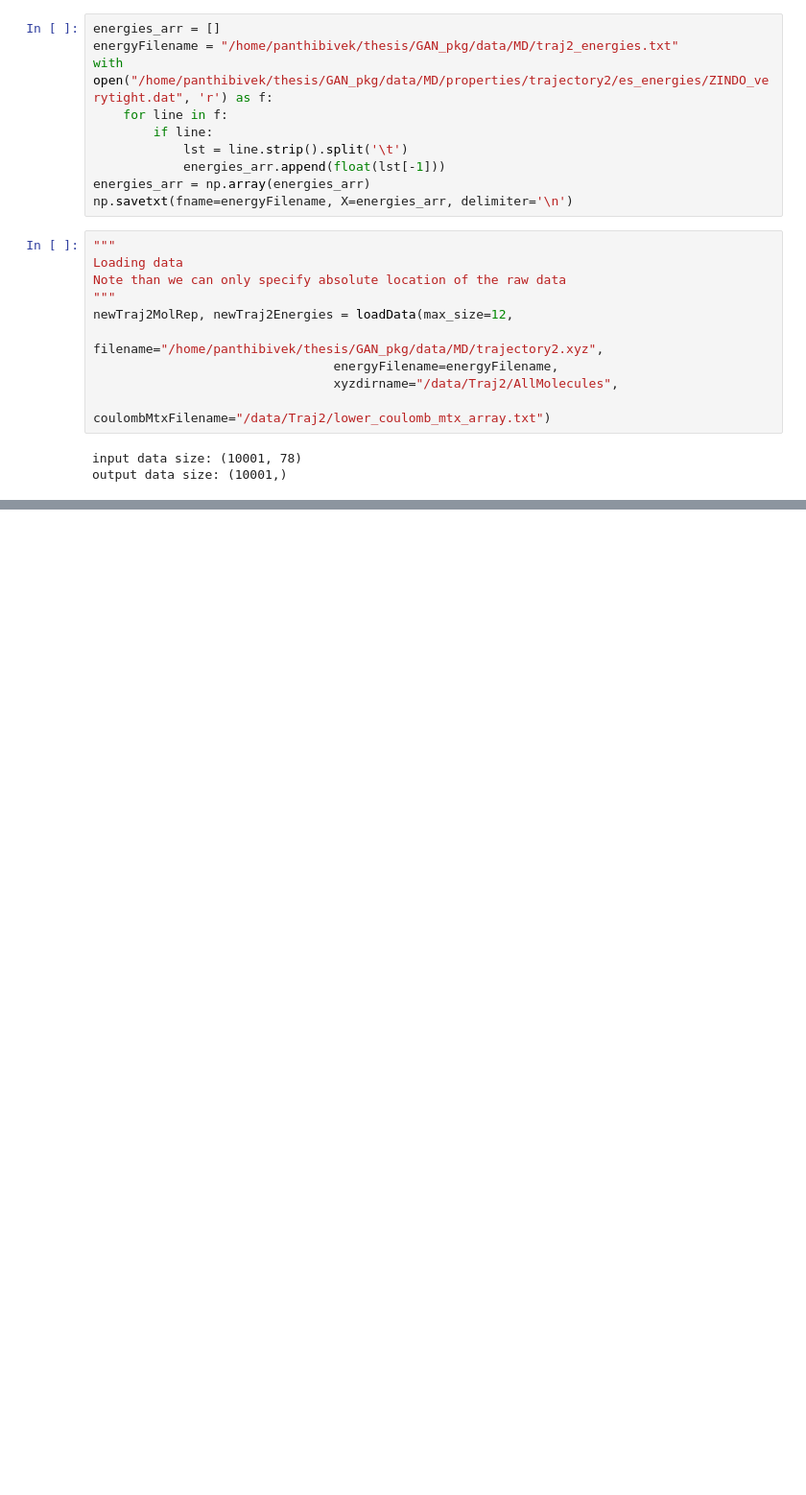
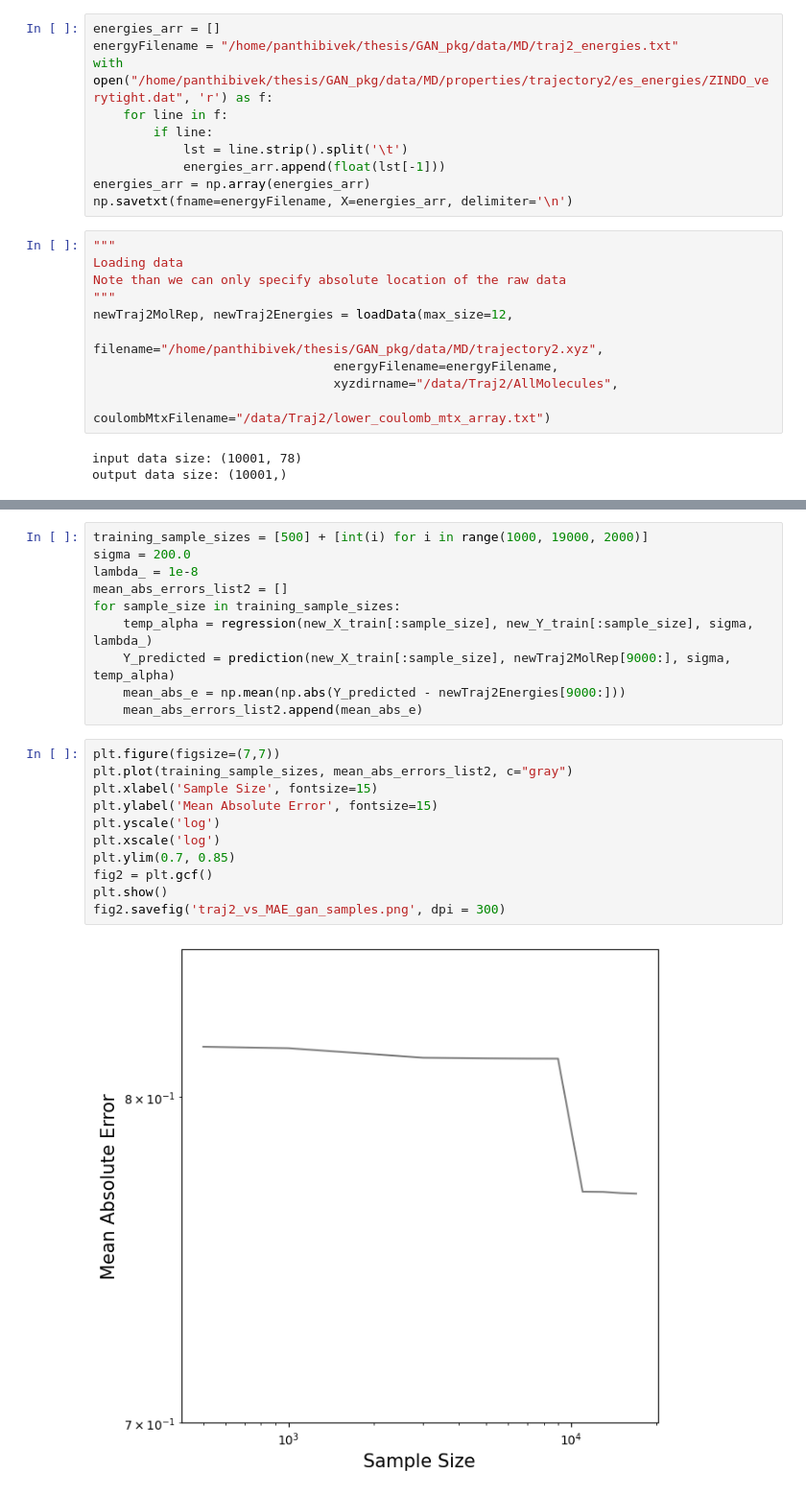
Before and after one commit to panthibivek/Generative-Adversarial-Network-for-Improving-Sampling-of-Molecular-Trajectories, a Jupyter notebook: benchmark.ipynb, the cells around one changed output, grey strips where cells are left out. Shown: that part at 96% size. Saved outputs shown, nothing was run; the diff lists cells and outputs as text; blank space fills up the shorter version.

```diff
--- a/benchmark.ipynb
+++ b/benchmark.ipynb
@@ -210,0 +214,23 @@ Mean Absolute Error : 0.6561649805276014
+# %%
+training_sample_sizes = [500] + [int(i) for i in range(1000, 19000, 2000)]
+sigma = 200.0
+lambda_ = 1e-8
+mean_abs_errors_list2 = []
+for sample_size in training_sample_sizes:
+    temp_alpha = regression(new_X_train[:sample_size], new_Y_train[:sample_size], sigma, lambda_)
+    Y_predicted = prediction(new_X_train[:sample_size], newTraj2MolRep[9000:], sigma, temp_alpha)
+    mean_abs_e = np.mean(np.abs(Y_predicted - newTraj2Energies[9000:]))
+    mean_abs_errors_list2.append(mean_abs_e)
+# %%
+plt.figure(figsize=(7,7))
+plt.plot(training_sample_sizes, mean_abs_errors_list2, c="gray")
+plt.xlabel('Sample Size', fontsize=15)
+plt.ylabel('Mean Absolute Error', fontsize=15)
+plt.yscale('log')
+plt.xscale('log')
+plt.ylim(0.7, 0.85)
+fig2 = plt.gcf()
+plt.show()
+fig2.savefig('traj2_vs_MAE_gan_samples.png', dpi = 300)
+# %% [output]
+[figure, added]
```
Also changed, not shown: parts of 12 cells of this notebook, 5 other files.
